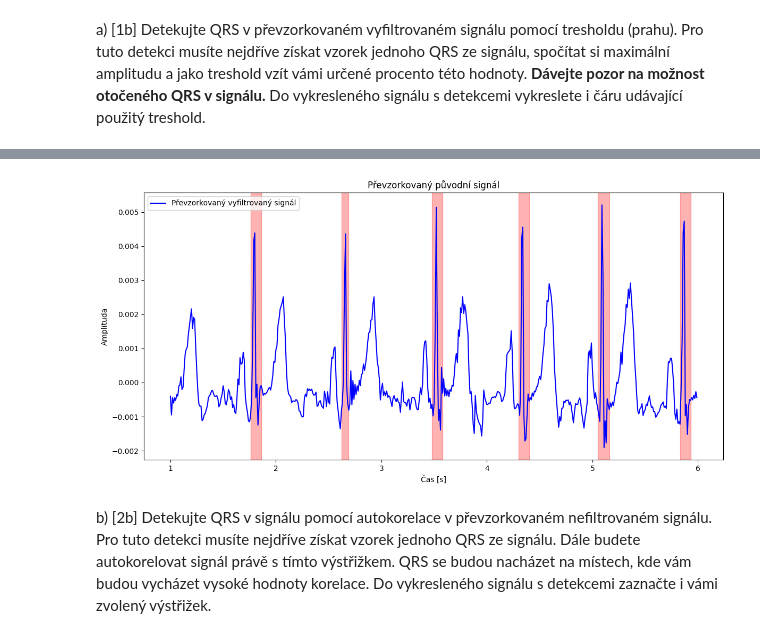
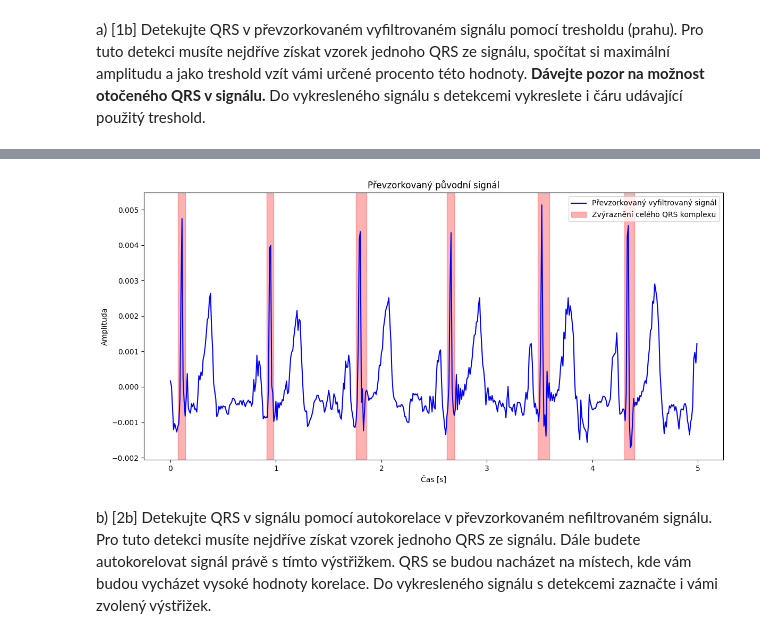
Before and after one commit to MrQvic/ISS-project, a Jupyter notebook: ISS_ECGProject_2023.ipynb, the cells around one changed output, grey strips where cells are left out. Cells and saved outputs as stored; diff of their text form; code cells hidden in the pictures.

```diff
--- a/ISS_ECGProject_2023.ipynb
+++ b/ISS_ECGProject_2023.ipynb
@@ -153,23 +159,22 @@ plt.show()
 # %% [markdown]
 b) [1b] Zobrazte 5 sekundový úsek původního a převzorkovaného signálu v časové doméně a zobrazte i jejich spektra.
 # %%
-# oříznutí již vytvořených segmentů
+fs_res = 100
+signal_cut_res = Signal(do_resample(signal_cut, fs_res) , fs_res)   # Převzorkování 5s signálu
 
-#axis, segment = cut_segment(x, 1, 6, fs) # to samé jako 4.1
-
-time_axis_res, ekg_signal_res = cut_segment(data_res, 1, 6, fs_res)
-
+# Zobrazení původního 5s signálu
 plt.figure(figsize=(18, 9))
 plt.subplot(2, 1, 1)
-plt.plot(time_axis, ekg_signal)
+plt.plot(*signal_cut.plot_signal())
 plt.title("EKG signal")
 plt.xlabel("Čas (s)")
 plt.ylabel("Amplituda")
 plt.grid(True)
 
+# Zobrazení převzorkovaného 5s signálu
 plt.figure(figsize=(18, 9))
 plt.subplot(2, 1, 1)
-plt.plot(time_axis_res, ekg_signal_res)
+plt.plot(*signal_cut_res.plot_signal())
 plt.title("EKG signal převzorkovaný")
 plt.xlabel("Čas (s)")
 plt.ylabel("Amplituda")
@@ -184,16 +189,15 @@ plt.title("Spektrum původní")
 plt.xlabel("Frekvence (Hz)")
 plt.ylabel("Amplituda")
 plt.grid(True)
-plt.plot(frequency_axis, amplitude_spectrum)
+plt.plot(*do_dft(signal_cut))
 
-frequency_axis_res, amplitude_spectrum_res = do_dft(ekg_signal_res, fs_res)
-
+# DFT převzorkovaného 5s signálu
 plt.subplot(2, 1, 2)
 plt.title("Spektrum převzorkované")
 plt.xlabel("Frekvence (Hz)")
 plt.ylabel("Amplituda")
 plt.grid(True)
-plt.plot(frequency_axis_res, amplitude_spectrum_res)
+plt.plot(*do_dft(signal_cut_res))
 
 plt.show()
 # %% [output]
@@ -313,10 +318,11 @@ Příklad zakreslené detekce (před odevzdáním smažte):
 # %% [markdown]
    a) [1b] Detekujte QRS v převzorkovaném vyfiltrovaném signálu pomocí tresholdu (prahu). Pro tuto detekci musíte nejdříve získat vzorek jednoho QRS ze signálu, spočítat si maximální amplitudu a jako treshold vzít vámi určené procento této hodnoty. **Dávejte pozor na možnost otočeného QRS v signálu.** Do vykresleného signálu s detekcemi vykreslete i čáru udávající použitý treshold.
 # %%
-def highlight(detected_qrs):
+def highlight(input, detected_qrs):
     index = 0
     begin = detected_qrs[0]
     end = detected_qrs[0]
+    x = input.time_axis
 
     # Procházení všech hodnot v detected_qrs
     while index < detected_qrs.size - 1:
@@ -325,53 +331,50 @@ def highlight(detected_qrs):
         next_qrs = detected_qrs[index + 1]
 
         # Zkontrolovat vzdálenost od následující hodnoty
-        if next_qrs - current_qrs > fs_res/2:
-            plt.axvspan(time_axis_res[begin], time_axis_res[end], alpha=0.3, color='red')
+        if ((next_qrs - current_qrs) > (fs_res * 0.5)):
+            plt.axvspan(x[begin], x[end], alpha=0.3, color='red')
             begin = detected_qrs[index + 1]
             end = detected_qrs[index + 1]
 
-        #pro poslední qrs
-        elif filtered_signal_res.size - current_qrs < fs_res/2:
+        # Pro poslední qrs
+        elif ((input.data.size - current_qrs) < (fs_res * 0.7)):
             end = detected_qrs[-1]
-            plt.axvspan(time_axis_res[begin], time_axis_res[end], alpha=0.3, color='red')
+            plt.axvspan(x[begin], x[end], alpha=0.3, color='red', label= 'Zvýraznění celého QRS komplexu')
             break
 
         end = detected_qrs[index + 1]
         index += 1
     return
 
+def detect_qrs(input, threshold_percentage=44):
+    max_amplitude = np.max(np.abs(input.data))
+    threshold = max_amplitude * (threshold_percentage / 100)
+
+    qrs_positive = np.where(input.data > threshold)[0]
+    qrs_negative = np.where(input.data < -threshold)[0]
+
+    detected_qrs = np.sort(np.concatenate((qrs_positive, qrs_negative)))
+
+    return detected_qrs, threshold
+
+
 # Aplikace filtru na převzorkovaný signál
-b_res, a_res = butter(5, filter, btype="band", fs=fs_res)
-filtered_signal_res = filtfilt(b_res, a_res, ekg_signal_res)
+b_res, a_res = butter(5, filter, btype="band", fs=signal_cut_res.fs)
+signal_cut_res_fil = Signal(filtfilt(b_res, a_res, signal_cut_res.data), signal_cut_res.fs)
 
-# první QRS
-qrs_start = 70
-qrs_end = 90
-sample_qrs = filtered_signal_res[qrs_start:qrs_end]
-
-# Získání maxima mého qrs
-max_amplitude = np.max(np.abs(sample_qrs))
-
-# Nastavení prahu
-threshold_percentage = 50
-threshold = max_amplitude * (threshold_percentage / 100)
-
-# Detekce QRS
-qrs_positive = np.where(filtered_signal_res > threshold)[0]
-qrs_negative = np.where(filtered_signal_res < -threshold)[0]
-
-detected_qrs = np.sort(np.concatenate((qrs_positive, qrs_negative)))
-print("detected qrs: ", + detected_qrs)
+# Nalezení qrs
+detected_qrs, threshold = detect_qrs(signal_cut_res_fil)
+print("detected qrs: ", detected_qrs)
 
 # Vykreslení výsledků
 plt.figure(figsize=(12, 6))
+plt.plot(*signal_cut_res_fil.plot_signal(), label='Převzorkovaný vyfiltrovaný signál', color='blue')
 
-highlight(detected_qrs)
-
-plt.plot(time_axis_res, filtered_signal_res, label='Převzorkovaný vyfiltrovaný signál', color='blue')
-plt.scatter(time_axis_res[detected_qrs], filtered_signal_res[detected_qrs], c='red', label='Detekce QRS')
+highlight(signal_cut_res_fil ,detected_qrs)
+plt.scatter(signal_cut_res_fil.time_axis[detected_qrs], signal_cut_res_fil.data[detected_qrs], c='red', label='hodnoty nad/pod prahem')
 plt.axhline(threshold, color='green', linestyle='--', label='Threshold')
 plt.axhline(-threshold, color='green', linestyle='--')
+
 plt.title('Převzorkovaný vyfiltrovaný signál s detekcí QRS')
 plt.xlabel('Čas [s]')
 plt.ylabel('Amplituda')
@@ -380,10 +383,10 @@ plt.tight_layout()
 
 
 plt.figure(figsize=(12, 6))
+plt.plot(*signal_cut_res.plot_signal(), label='Převzorkovaný vyfiltrovaný signál', color='blue')
 
-highlight(detected_qrs)
+highlight(signal_cut_res_fil ,detected_qrs)
 
-plt.plot(time_axis_res, ekg_signal_res, label='Převzorkovaný vyfiltrovaný signál', color='blue')
 plt.title('Převzorkovaný původní signál')
 plt.xlabel('Čas [s]')
 plt.ylabel('Amplituda')
@@ -400,4 +403,4 @@ detected qrs:  [ 76  79  80  82  83  86 162 165 166 168 169 248 249 251 252 253
-[figure, old version]
+[figure, new version]
 # %% [markdown]
 b) [2b] Detekujte QRS v signálu pomocí autokorelace v převzorkovaném nefiltrovaném signálu. Pro tuto detekci musíte nejdříve získat vzorek jednoho QRS ze signálu. Dále budete autokorelovat signál právě s tímto výstřižkem. QRS se budou nacházet na místech, kde vám budou vycházet vysoké hodnoty korelace. Do vykresleného signálu s detekcemi zaznačte i vámi zvolený výstřižek.
 # %%
```
Also changed, not shown: parts of 9 cells of this notebook.
